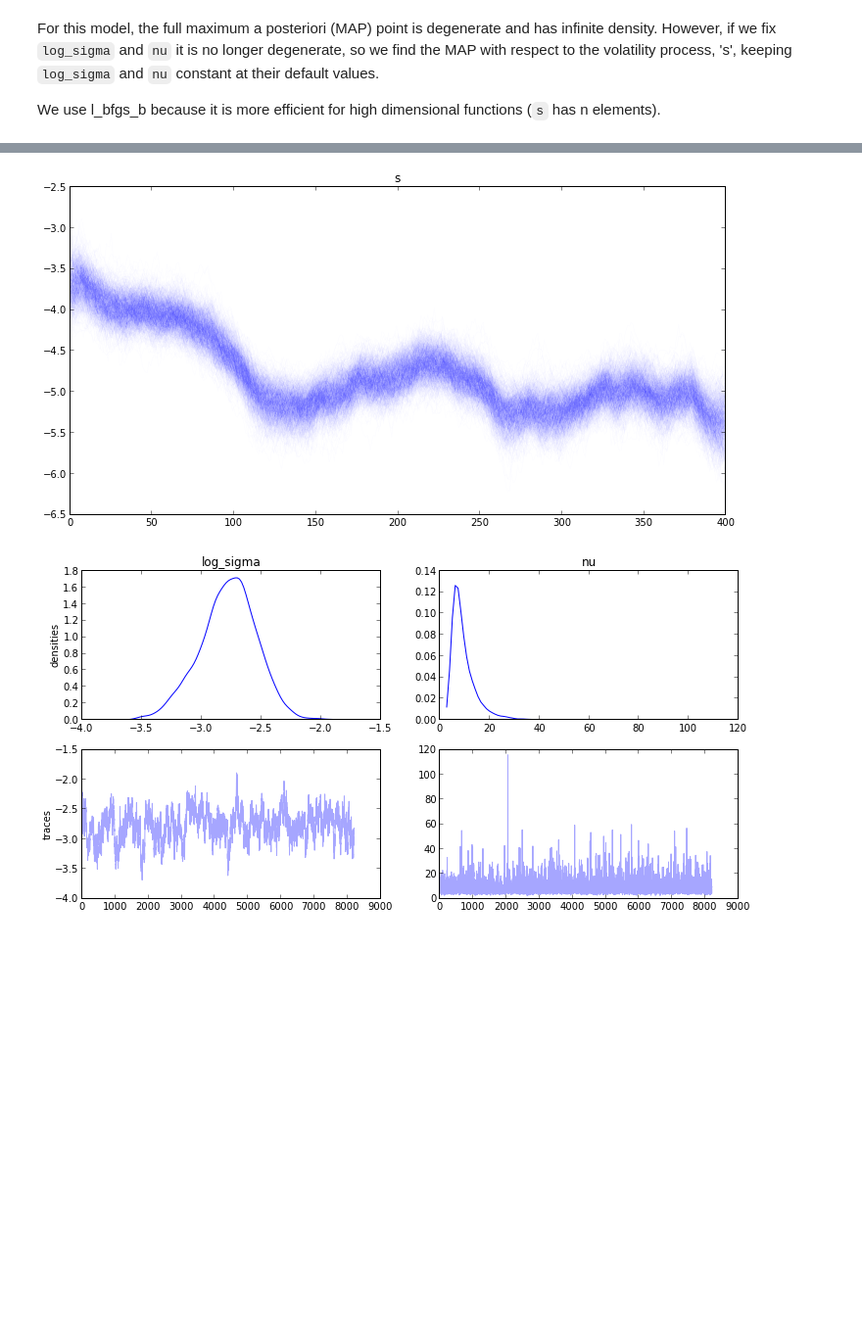
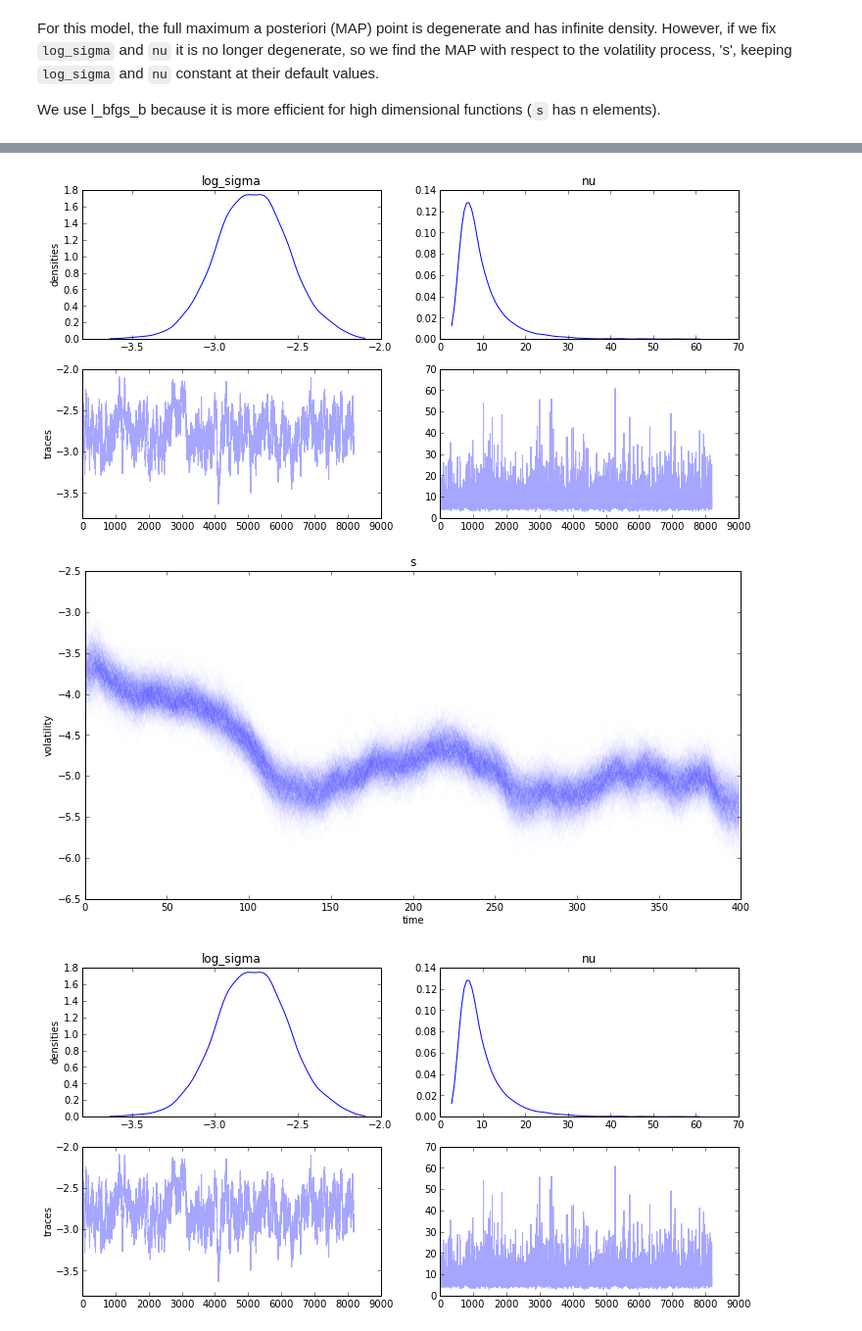
Before and after one commit to pymc-devs/pymc, a Jupyter notebook: examples/stochastic_volatility.ipynb, the cells around one changed output, grey strips where cells are left out. Shown at 98% size. Drawn from its saved outputs; the diff is of its cells as text; code cells hidden in the pictures; blank space fills up the shorter version.

```diff
--- a/examples/stochastic_volatility.ipynb
+++ b/examples/stochastic_volatility.ipynb
@@ -81,10 +81,13 @@ with model:
 # %%
 figsize(12,6)
 title(str(s))
-plot(trace[s][::10].T,'b', alpha = .01);
+plot(trace[s][::10].T,'b', alpha=.01)
+xlabel('time')
+ylabel('volatility')
 
 figsize(12,6)
-traceplot(trace, model.vars[:-1]);
+traceplot(trace, model.vars[:-1])
 # %% [output]
-[figure, old version]
+[figure, new version]
-[figure, old version]
+[figure, new version]
+[figure, added]
```
Also changed, not shown: parts of 12 cells of this notebook.
